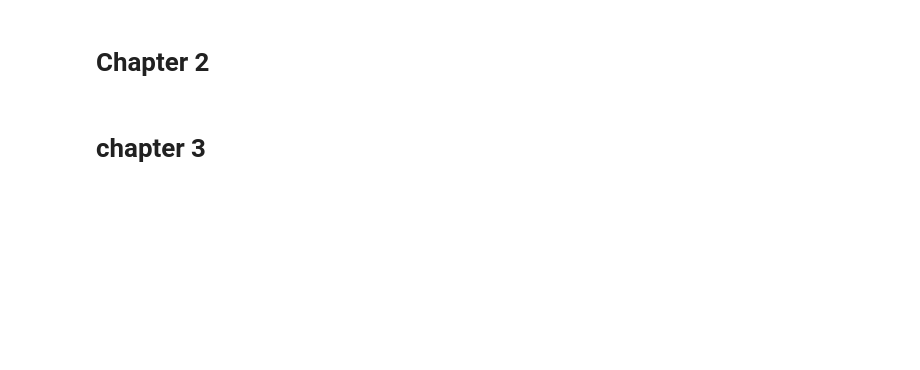
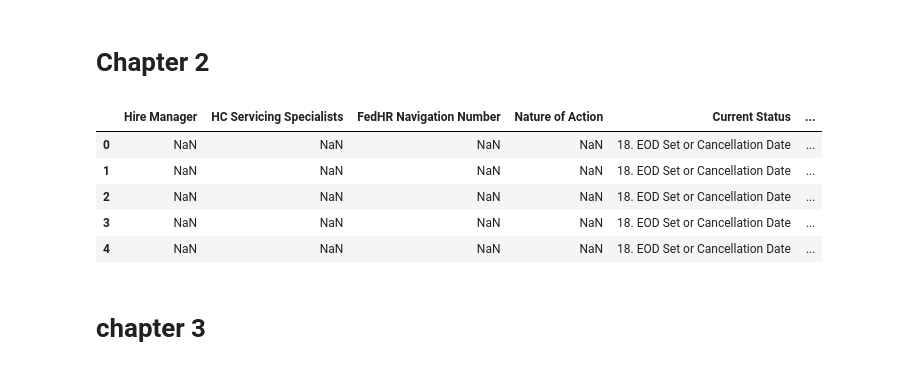
Before and after one commit to robertnesterodhiambo/robertnesterodhiambo-Data-analysis, a Jupyter notebook: ohsc/ohsc.ipynb, the cells around one changed output. Drawn from its saved outputs; the diff is of its cells as text; code cells hidden in the pictures; blank space fills up the shorter version.

Commit message:
vacancy duplicates

```diff
--- a/ohsc/ohsc.ipynb
+++ b/ohsc/ohsc.ipynb
@@ -119,33 +144,47 @@ vacancy['Length of Vacancy (Days)'] = (datetime.now() - vacancy['Vacant Date']).
 # Extract columns of interest for date calculation
 date_columns = vacancy.columns[vacancy.columns.str.startswith('1.') & vacancy.columns.str.endswith('Date')]
 
 # Convert date columns to datetime format
 vacancy[date_columns] = vacancy[date_columns].apply(pd.to_datetime, errors='coerce')
 
 # Find the furthest date recorded to the right
 vacancy['LastDate'] = vacancy[date_columns].max(axis=1)
 
 # Calculate the number of workdays between 'LastDate' and today's date, excluding weekends
 valid_dates = vacancy['LastDate'].notna()
 vacancy.loc[valid_dates, 'Days in Stage'] = np.busday_count(vacancy.loc[valid_dates, 'LastDate'].values.astype('datetime64[D]'), np.datetime64('today'))
 
 vacancy = vacancy[[
     'Hire Manager', 'HC Servicing Specialists', 'FedHR Navigation Number',
     'Nature of Action', 'Current Status', 'Action Owner', 'USA Jobs',
     '1. PND PRF Submission', '2. PRF Approved', '3. Budget Certification Complete',
     '4. Recruitment Request Submitted to OCHCO', '5. PD Classification Complete',
     '6. Recruitment Package Routed to HRMS Staffing POC', '7. Draft Job Analysis Received',
     '8. Job Analysis Returned', '9. Draft Vacancy Announcement Documents Received',
     '10. Vacancy Announcement Documents Returned', '11. Vacancy Announcement Open',
     '12. Vacancy Announcement Closed', '13. Certificate Issued', '14. Certificate Returned',
     '15. TJO Issued', '16. Security', '17. FJO Issued', '18. EOD Set or Cancellation Date',
     'EOD Set or Cancellation', 'Certificate Expiration Date','Vacant Date', 'Length of Vacancy (Days)',
     'LastDate','Days in Stage','Honorific Title', 'Selectee Legal Last Name','Selectee Legal First Name',
     'Suffix', 'Notes'
 ]]
 
+
+# Check for duplicate column names
+duplicate_columns = vacancy.columns[vacancy.columns.duplicated()].tolist()
+
+# Remove duplicates, keeping the first occurrence
+vacancy = vacancy.loc[:, ~vacancy.columns.duplicated()]
+
 # Display the updated DataFrame with the new columns
 vacancy.head()
+# %% [output]
+|  | Hire Manager | HC Servicing Specialists | FedHR Navigation Number | Nature of Action | Current Status | ... |
+| 0 | NaN | NaN | NaN | NaN | 18. EOD Set or Cancellation Date | ... |
+| 1 | NaN | NaN | NaN | NaN | 18. EOD Set or Cancellation Date | ... |
+| 2 | NaN | NaN | NaN | NaN | 18. EOD Set or Cancellation Date | ... |
+| 3 | NaN | NaN | NaN | NaN | 18. EOD Set or Cancellation Date | ... |
+| 4 | NaN | NaN | NaN | NaN | 18. EOD Set or Cancellation Date | ... |
 # %% [markdown]
 # chapter 3
 # %%
```
Also changed, not shown: parts of 8 cells of this notebook.
